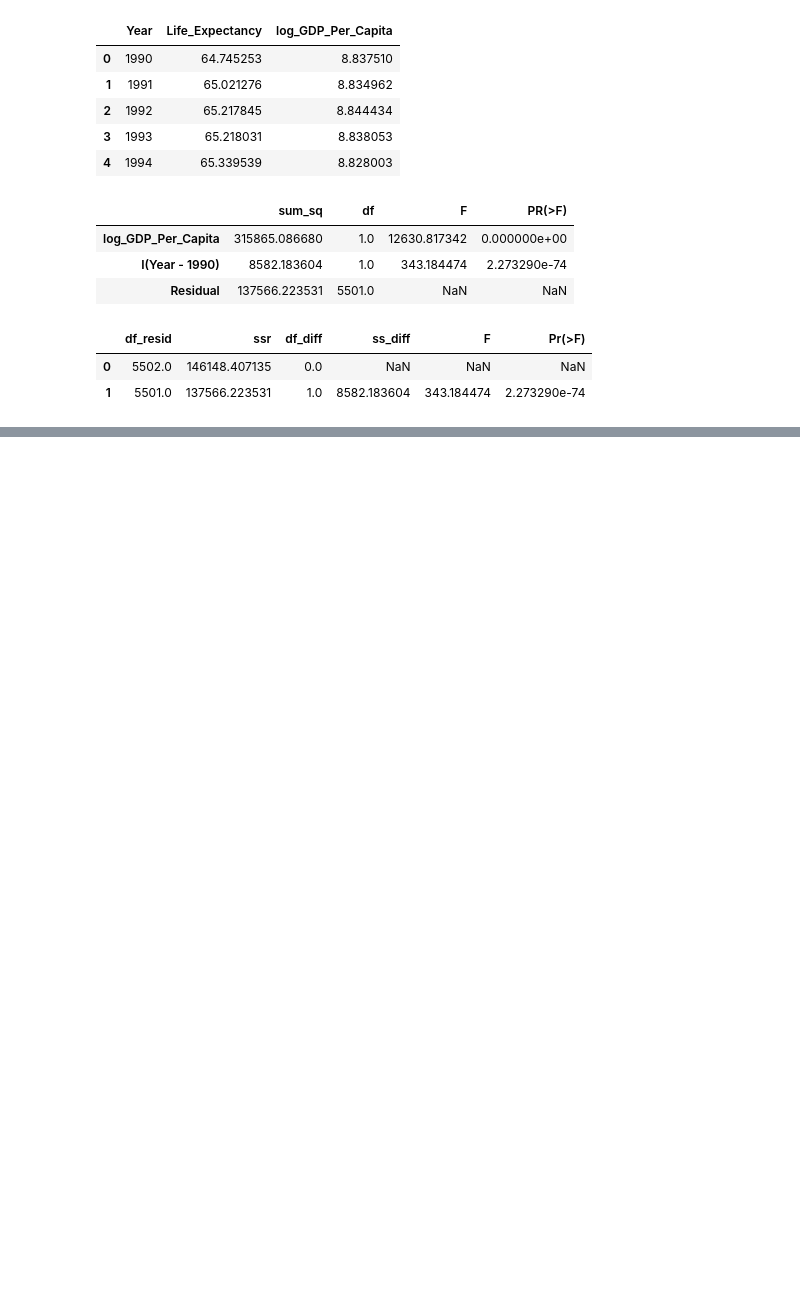
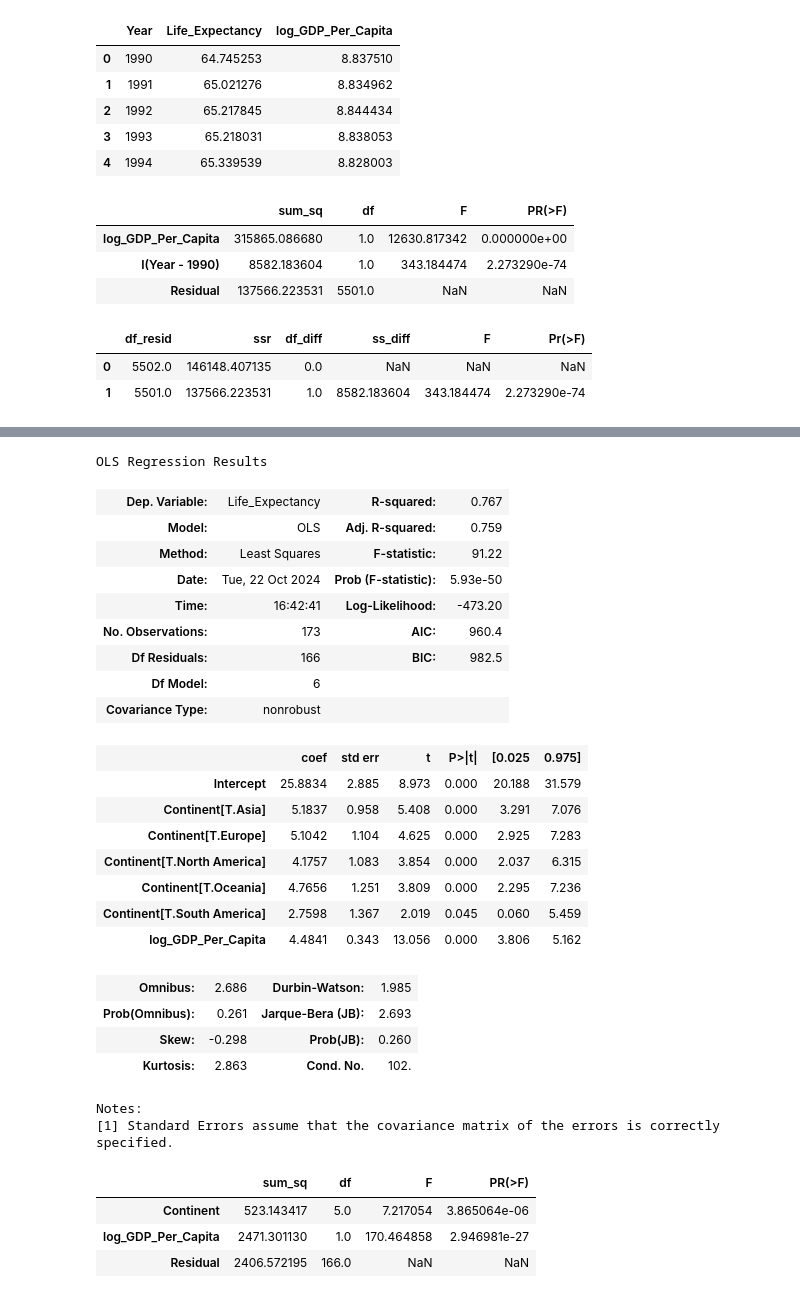
Before and after one commit to nss-data-science-cohort-8/un-linear-regression-DrewRichard7, a Jupyter notebook: notebooks/linear_regression_practice.ipynb, the cells around one changed output, grey strips where cells are left out. Cells and saved outputs as stored; diff of their text form; code cells hidden in the pictures; blank space fills up the shorter version.

```diff
--- a/notebooks/linear_regression_practice.ipynb
+++ b/notebooks/linear_regression_practice.ipynb
@@ -380,0 +391,3 @@ display(sms.anova_lm(log_gdp_lm, log_gdp_lm_year))
+# %%
+lm_loggdp_continent = smf.ols('Life_Expectancy ~ log_GDP_Per_Capita + Continent', data=gdp_le_2021).fit()
+lm_loggdp_continent.params
@@ -380,0 +403,34 @@ display(sms.anova_lm(log_gdp_lm, log_gdp_lm_year))
+# %%
+lm_loggdp_continent.summary()
+# %% [output]
+OLS Regression Results
+| Dep. Variable: | Life_Expectancy | R-squared: | 0.767 |
+| Model: | OLS | Adj. R-squared: | 0.759 |
+| Method: | Least Squares | F-statistic: | 91.22 |
+| Date: | Tue, 22 Oct 2024 | Prob (F-statistic): | 5.93e-50 |
+| Time: | 16:42:41 | Log-Likelihood: | -473.20 |
+| No. Observations: | 173 | AIC: | 960.4 |
+| Df Residuals: | 166 | BIC: | 982.5 |
+| Df Model: | 6 |  |  |
+| Covariance Type: | nonrobust |  |  |
+|  | coef | std err | t | P>|t| | [0.025 | 0.975] |
+| Intercept | 25.8834 | 2.885 | 8.973 | 0.000 | 20.188 | 31.579 |
+| Continent[T.Asia] | 5.1837 | 0.958 | 5.408 | 0.000 | 3.291 | 7.076 |
+| Continent[T.Europe] | 5.1042 | 1.104 | 4.625 | 0.000 | 2.925 | 7.283 |
+| Continent[T.North America] | 4.1757 | 1.083 | 3.854 | 0.000 | 2.037 | 6.315 |
+| Continent[T.Oceania] | 4.7656 | 1.251 | 3.809 | 0.000 | 2.295 | 7.236 |
+| Continent[T.South America] | 2.7598 | 1.367 | 2.019 | 0.045 | 0.060 | 5.459 |
+| log_GDP_Per_Capita | 4.4841 | 0.343 | 13.056 | 0.000 | 3.806 | 5.162 |
+| Omnibus: | 2.686 | Durbin-Watson: | 1.985 |
+| Prob(Omnibus): | 0.261 | Jarque-Bera (JB): | 2.693 |
+| Skew: | -0.298 | Prob(JB): | 0.260 |
+| Kurtosis: | 2.863 | Cond. No. | 102. |
+Notes:
+[1] Standard Errors assume that the covariance matrix of the errors is correctly specified.
+# %%
+sms.anova_lm(lm_loggdp_continent, typ=2)
+# %% [output]
+|  | sum_sq | df | F | PR(>F) |
+| Continent | 523.143417 | 5.0 | 7.217054 | 3.865064e-06 |
+| log_GDP_Per_Capita | 2471.301130 | 1.0 | 170.464858 | 2.946981e-27 |
+| Residual | 2406.572195 | 166.0 | NaN | NaN |
```
Also changed, not shown: parts of 45 cells of this notebook.
